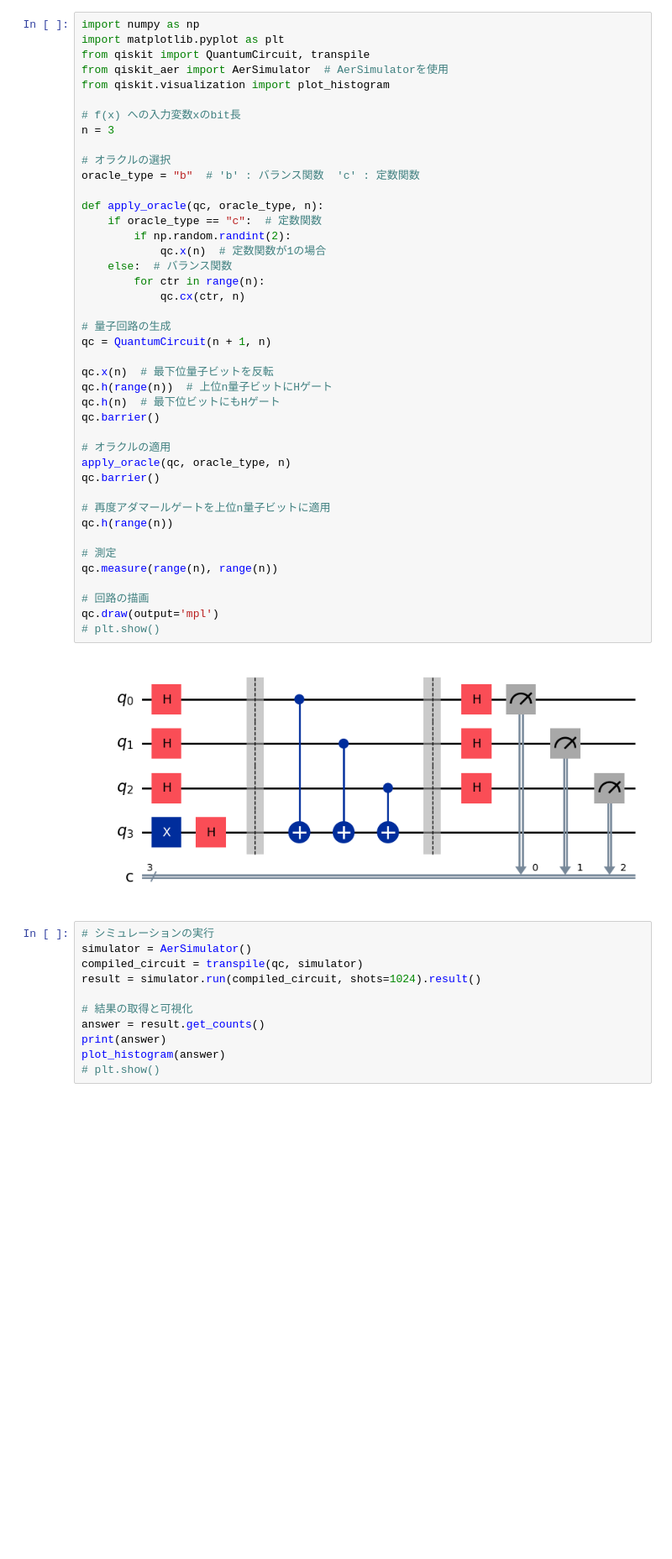
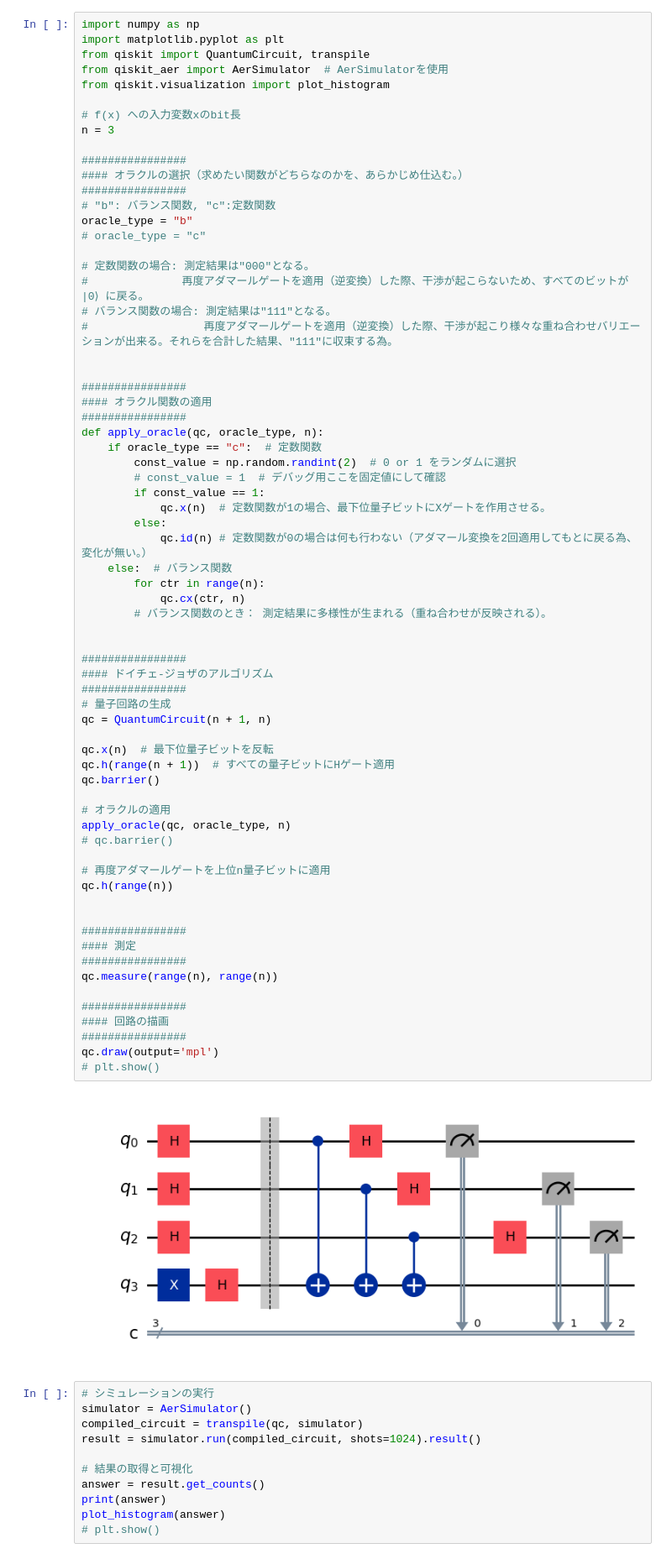
Before and after one commit to h-i500/qiskit-jupyter-notebook, a Jupyter notebook: Chap4-5-改.ipynb, the cells around one changed output. Shown at 84% size. Saved outputs shown, nothing was run; the diff lists cells and outputs as text; blank space fills up the shorter version.

```diff
--- a/Chap4-5-改.ipynb
+++ b/Chap4-5-改.ipynb
@@ -5,43 +5,69 @@ from qiskit import QuantumCircuit, transpile
 from qiskit_aer import AerSimulator  # AerSimulatorを使用
 from qiskit.visualization import plot_histogram
 
 # f(x) への入力変数xのbit長
 n = 3
 
-# オラクルの選択
-oracle_type = "b"  # 'b' : バランス関数  'c' : 定数関数
+################
+#### オラクルの選択（求めたい関数がどちらなのかを、あらかじめ仕込む。）
+################
+# "b": バランス関数, "c":定数関数
+oracle_type = "b"
+# oracle_type = "c"
 
+# 定数関数の場合: 測定結果は"000"となる。
+# 　　　　　　　　再度アダマールゲートを適用（逆変換）した際、干渉が起こらないため、すべてのビットが |0⟩ に戻る。
+# バランス関数の場合: 測定結果は"111"となる。
+# 　　　　　　　　　　再度アダマールゲートを適用（逆変換）した際、干渉が起こり様々な重ね合わせバリエーションが出来る。それらを合計した結果、"111"に収束する為。
+
+
+################
+#### オラクル関数の適用
+################
 def apply_oracle(qc, oracle_type, n):
     if oracle_type == "c":  # 定数関数
-        if np.random.randint(2):
-            qc.x(n)  # 定数関数が1の場合
+        const_value = np.random.randint(2)  # 0 or 1 をランダムに選択
+        # const_value = 1  # デバッグ用ここを固定値にして確認
+        if const_value == 1:
+            qc.x(n)  # 定数関数が1の場合、最下位量子ビットにXゲートを作用させる。
+        else:
+            qc.id(n) # 定数関数が0の場合は何も行わない（アダマール変換を2回適用してもとに戻る為、変化が無い。）
     else:  # バランス関数
         for ctr in range(n):
             qc.cx(ctr, n)
+        # バランス関数のとき： 測定結果に多様性が生まれる（重ね合わせが反映される）。
 
+
+################
+#### ドイチェ-ジョザのアルゴリズム
+################
 # 量子回路の生成
 qc = QuantumCircuit(n + 1, n)
 
 qc.x(n)  # 最下位量子ビットを反転
-qc.h(range(n))  # 上位n量子ビットにHゲート
-qc.h(n)  # 最下位ビットにもHゲート
+qc.h(range(n + 1))  # すべての量子ビットにHゲート適用
 qc.barrier()
 
 # オラクルの適用
 apply_oracle(qc, oracle_type, n)
-qc.barrier()
+# qc.barrier()
 
 # 再度アダマールゲートを上位n量子ビットに適用
 qc.h(range(n))
 
-# 測定
+
+################
+#### 測定
+################
 qc.measure(range(n), range(n))
 
-# 回路の描画
+################
+#### 回路の描画
+################
 qc.draw(output='mpl')
 # plt.show()
 # %% [output]
-[figure, old version]
+[figure, new version]
 # %%
 # シミュレーションの実行
 simulator = AerSimulator()
```
Also changed, not shown: 1 other file.
